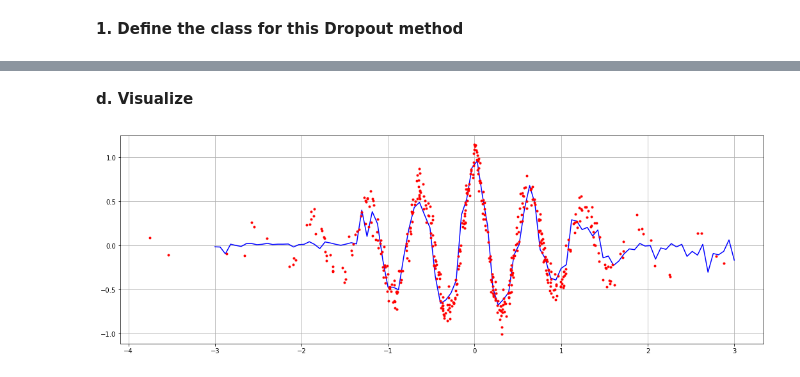
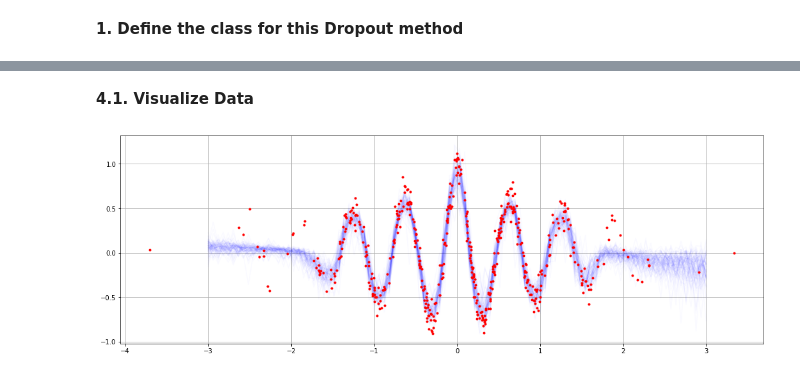
Before and after one commit to avk4714/DL_Projects, a Jupyter notebook: dropout_dnn.ipynb, the cells around one changed output, grey strips where cells are left out. Cells and saved outputs as stored; diff of their text form; code cells hidden in the pictures.

```diff
--- a/dropout_dnn.ipynb
+++ b/dropout_dnn.ipynb
@@ -55,7 +27,7 @@ class Net(nn.Module):
     self.model_L_2 = torch.nn.Linear(n_hidden, n_hidden, bias=True)
     self.model_D_2 = torch.nn.Dropout(p=0.5)
     self.model_L_3 = torch.nn.Linear(n_hidden, n_hidden, bias=True)
-    self.model_D_3 = torch.nn.Dropout(p=0.7)
+    self.model_D_3 = torch.nn.Dropout(p=0.5)
     self.model_L_4 = torch.nn.Linear(n_hidden, D_out1, bias=True)
 
   def forward(self, x):
@@ -132,18 +116,32 @@ for t in range(1000):
 # %% [markdown]
-**d. Visualize**
+**4.1. Visualize Data**
 # %%
 # Y_post = torch.zeros((100,X_pred.shape[0]))
 # for tt in range(100):
 X_pred2 = np.atleast_2d(np.linspace(-3.,3.,num=100)).T
 X_pred2 = torch.from_numpy(np.hstack((X_pred2, X_pred2**2, X_pred2**3)))
 
 if True:
   plt.figure(figsize=(18,6))
-  # for i in range(n_samples):
-  Y_post = model(X_pred2.float())
-  plt.plot(X_pred[:,0], Y_post.detach().numpy(),"b-")
+  # print(X_pred2.size())
+  mu_ypred = []
+  var_ypred = []
+  Y_comb = torch.empty([100,1])
+  # print(Y_comb.size())
+  for i in range(100):
+    Y_post = model(X_pred2.float())
+    # print(Y_post.size())
+    Y_comb = torch.cat((Y_comb,Y_post),dim=-1)
+    plt.plot(X_pred2[:,0], Y_post.detach().numpy(),"b-",alpha=1./50)
   plt.plot(X[:,0], y, "r.")
   plt.grid()
   plt.show()
+  # Calculate mean and variance vectors for the data
+  for j in range(100):
+    mu_ypred.append(np.mean(Y_comb[j].detach().numpy()))
+    var_ypred.append(np.var(Y_comb[j].detach().numpy()))
+
+  mu_ypred_arr = np.array(mu_ypred).reshape(100,1)
+  var_ypred_arr = np.array(var_ypred).reshape(100,1)
 # %% [output]
-[figure, old version]
+[figure, new version]
```
Also changed, not shown: parts of 10 cells of this notebook.
